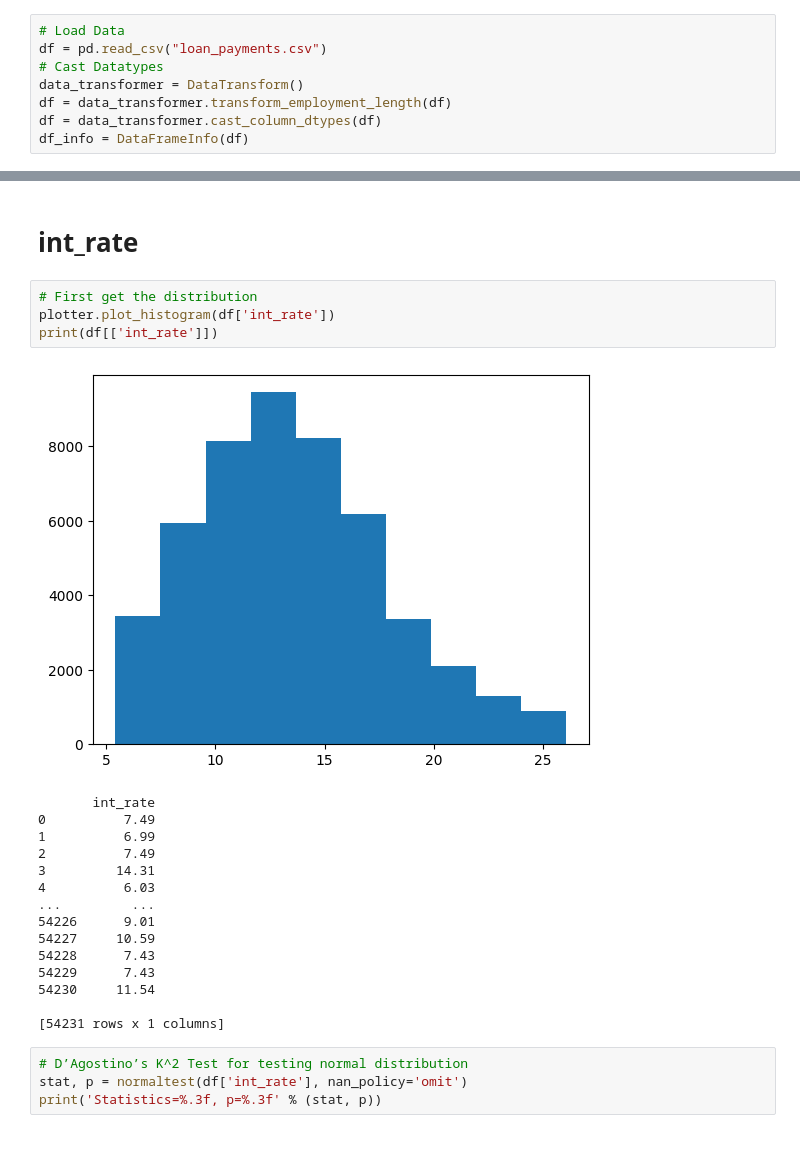
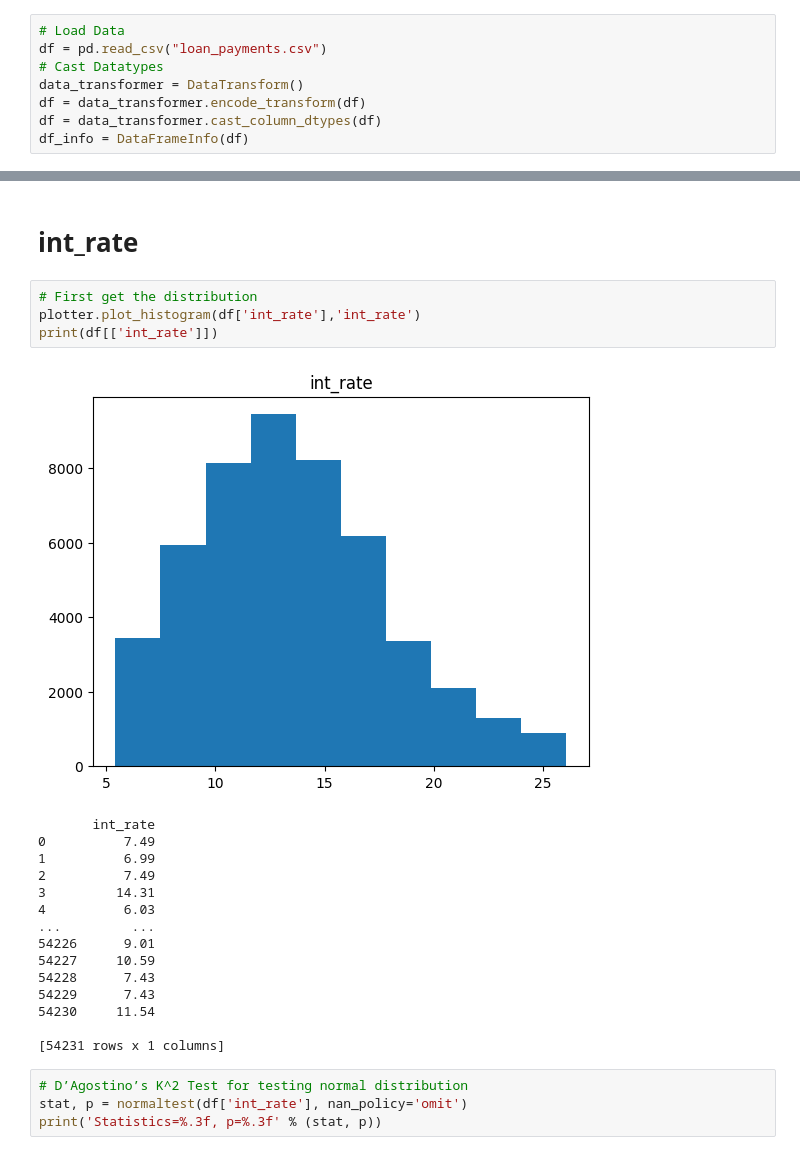
Before and after one commit to vpagador/EDA-Customer-Loans-in-Finance, a Jupyter notebook: demo_impute_nulls.ipynb, the cells around one changed output, grey strips where cells are left out. Drawn from its saved outputs; the diff is of its cells as text.

Commit message:
Completes transformations

```diff
--- a/demo_impute_nulls.ipynb
+++ b/demo_impute_nulls.ipynb
@@ -13,7 +13,7 @@ from matplotlib import pyplot
 df = pd.read_csv("loan_payments.csv")
 # Cast Datatypes
 data_transformer = DataTransform()
-df = data_transformer.transform_employment_length(df)
+df = data_transformer.encode_transform(df)
 df = data_transformer.cast_column_dtypes(df)
 df_info = DataFrameInfo(df)
 # %% [output]
@@ -285,10 +315,10 @@ df_info.get_only_columns_with_nulls()
 # int_rate
 # %%
 # First get the distribution
-plotter.plot_histogram(df['int_rate'])
+plotter.plot_histogram(df['int_rate'],'int_rate')
 print(df[['int_rate']])
 # %% [output]
-[figure, old version]
+[figure, new version]
        int_rate
 0          7.49
 1          6.99
```
Also changed, not shown: parts of 11 cells of this notebook, 6 other files.
